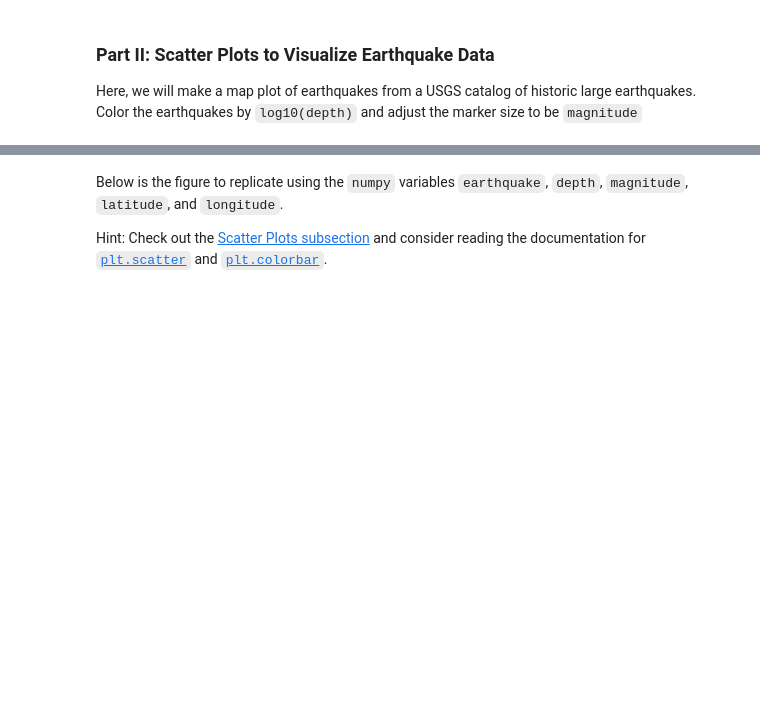
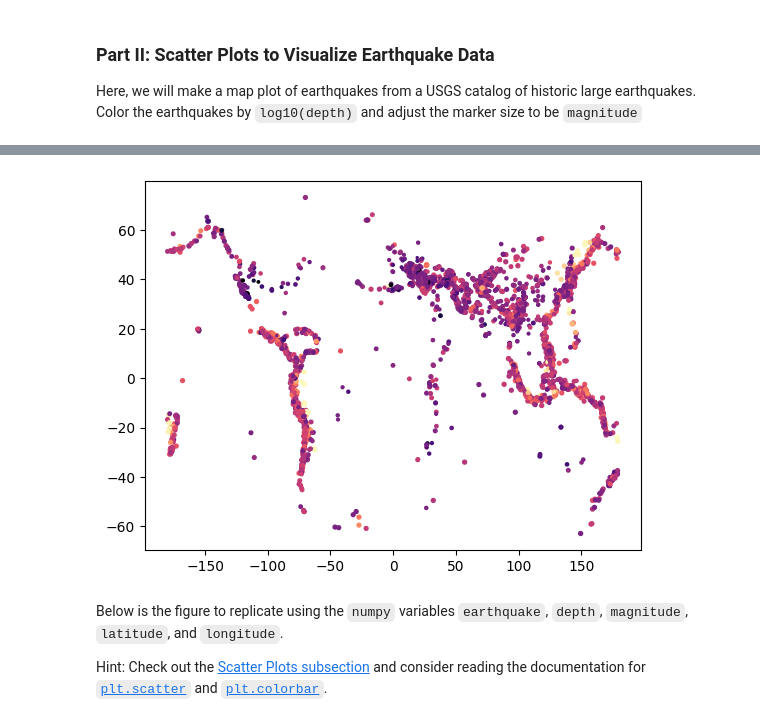
Before and after one commit to lynnbauerm/2025_Intro_Python, a Jupyter notebook: notebook/W2_S2.ipynb, the cells around one changed output, grey strips where cells are left out. Saved outputs shown, nothing was run; the diff lists cells and outputs as text; code cells hidden in the pictures; blank space fills up the shorter version.

```diff
--- a/notebook/W2_S2.ipynb
+++ b/notebook/W2_S2.ipynb
@@ -141,4 +141,6 @@ depth = earthquakes[:, 8]
 magnitude = earthquakes[:, 9]
 latitude = earthquakes[:, 20]
 longitude = earthquakes[:, 21]
+
+plt.scatter(longitude, latitude, c=np.log10(depth), s=magnitude, cmap='magma')
 # %% [output]
@@ -147,3 +148,4 @@ Unzipping contents of '/root/.cache/pooch/64acbefd890a7bfdd423ac258fbaa5dc-EW1bn
+[figure, added]
 # %% [markdown]
 Below is the figure to replicate using the `numpy` variables `earthquake`, `depth`, `magnitude`, `latitude`, and `longitude`.
 
```
Also changed, not shown: parts of 2 cells of this notebook.
